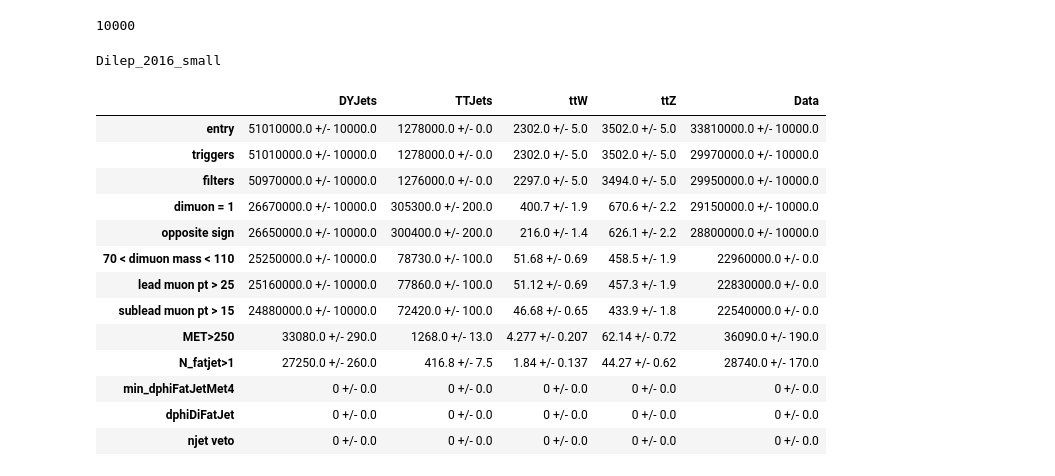
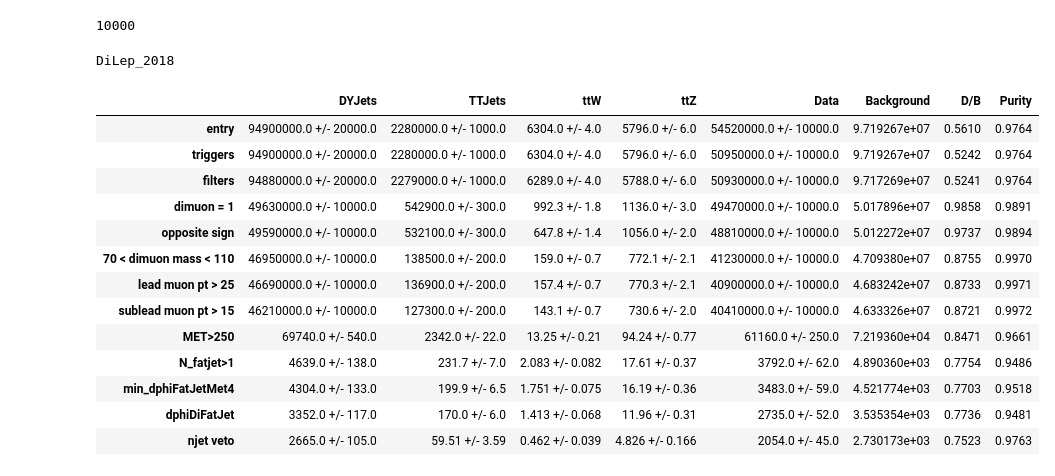
Before and after one commit to mirandabryson/tW_scattering, a Jupyter notebook: processor/diLep_CR.ipynb, the cells around one changed output. Saved outputs shown, nothing was run; the diff lists cells and outputs as text; code cells hidden in the pictures.

```diff
--- a/processor/diLep_CR.ipynb
+++ b/processor/diLep_CR.ipynb
@@ -61,11 +61,11 @@ from Tools.WH_deepAK8 import getWTagSF
 processesList = ['DYJets', 'TTJets', 'ttW', 'ttZ', 'Data']
 linesList= ['triggers', 'filters',  'dimuon = 1', 'opposite sign','70 < dimuon mass < 110',
            'lead muon pt > 25', 'sublead muon pt > 15',
-           'MET>250', 'N_fatjet>1', 'min_dphiFatJetMet4', 'dphiDiFatJet',
-           'njet veto']
+            'MET>250', 'N_fatjet>1',
+           'min_dphiFatJetMet4', 'dphiDiFatJet', 'njet veto']
 #            'htag > 0', 'minmth>200', '90 < h sd mass > 150',
-plotDir = '/home/users/mbryson/public_html/dump/WH/dilep_temp/'
-year = 2016
+plotDir = '/home/users/mbryson/public_html/dump/WH/WH_2018/2_1_21/'
+year = 2018
 # %%
 class analysisProcessor(processor.ProcessorABC):
     """Processor used for running the analysis"""
@@ -545,7 +393,7 @@ if not runLocal:
     print(c)
 # %%
 overwrite = True
-small = True
+small = False
 
 tag = 'v0.2.4'
 
@@ -564,6 +412,7 @@ elif year == 2018:
 
 fileset_dilep = {
     'DYJets': fileset_year['DY_Tune'],
+    'ZNuNu': fileset_year['ZNuNu'],
     'TTJets': fileset_year['TTJets'] ,
     'ttW': fileset_year['TTW'],
     'ttZ': fileset_year['TTZ'],
@@ -573,6 +422,7 @@ fileset_dilep = {
 
 fileset_dilep_small = {
     'DYJets': fileset_dilep['DYJets'][:2],
+    'ZNuNu': fileset_dilep['ZNuNu'][:2],
     'TTJets': fileset_dilep['TTJets'][:2],
     'ttW': fileset_dilep['ttW'][:2],
     'ttZ': fileset_dilep['ttZ'][:2],
@@ -620,31 +470,36 @@ else:
     cache['simple_output']  = output
     cache.dump()
 # %% [output]
-Dilep_2016_small
+DiLep_2018
 # %%
 # Cutflow
 from Tools.helpers import getCutFlowTable
 
+datapt = 'Data'
+puritypt = 'DYJets'
+
+
 processes = processesList
 lines     = ['entry']
 lines    += linesList
-df        = getCutFlowTable(output, processes=processes, lines=lines, significantFigures=4)
+df        = getCutFlowTable(output, processes=processes, lines=lines, significantFigures=4,
+                           signal=datapt, purity =puritypt)
 df
 # %% [output]
-|  | DYJets | TTJets | ttW | ttZ | Data |
-| entry | 51010000.0 +/- 10000.0 | 1278000.0 +/- 0.0 | 2302.0 +/- 5.0 | 3502.0 +/- 5.0 | 33810000.0 +/- 10000.0 |
-| triggers | 51010000.0 +/- 10000.0 | 1278000.0 +/- 0.0 | 2302.0 +/- 5.0 | 3502.0 +/- 5.0 | 29970000.0 +/- 10000.0 |
-| filters | 50970000.0 +/- 10000.0 | 1276000.0 +/- 0.0 | 2297.0 +/- 5.0 | 3494.0 +/- 5.0 | 29950000.0 +/- 10000.0 |
-| dimuon = 1 | 26670000.0 +/- 10000.0 | 305300.0 +/- 200.0 | 400.7 +/- 1.9 | 670.6 +/- 2.2 | 29150000.0 +/- 10000.0 |
-| opposite sign | 26650000.0 +/- 10000.0 | 300400.0 +/- 200.0 | 216.0 +/- 1.4 | 626.1 +/- 2.2 | 28800000.0 +/- 10000.0 |
-| 70 < dimuon mass < 110 | 25250000.0 +/- 10000.0 | 78730.0 +/- 100.0 | 51.68 +/- 0.69 | 458.5 +/- 1.9 | 22960000.0 +/- 0.0 |
-| lead muon pt > 25 | 25160000.0 +/- 10000.0 | 77860.0 +/- 100.0 | 51.12 +/- 0.69 | 457.3 +/- 1.9 | 22830000.0 +/- 0.0 |
-| sublead muon pt > 15 | 24880000.0 +/- 10000.0 | 72420.0 +/- 100.0 | 46.68 +/- 0.65 | 433.9 +/- 1.8 | 22540000.0 +/- 0.0 |
-| MET>250 | 33080.0 +/- 290.0 | 1268.0 +/- 13.0 | 4.277 +/- 0.207 | 62.14 +/- 0.72 | 36090.0 +/- 190.0 |
-| N_fatjet>1 | 27250.0 +/- 260.0 | 416.8 +/- 7.5 | 1.84 +/- 0.137 | 44.27 +/- 0.62 | 28740.0 +/- 170.0 |
-| min_dphiFatJetMet4 | 0 +/- 0.0 | 0 +/- 0.0 | 0 +/- 0.0 | 0 +/- 0.0 | 0 +/- 0.0 |
-| dphiDiFatJet | 0 +/- 0.0 | 0 +/- 0.0 | 0 +/- 0.0 | 0 +/- 0.0 | 0 +/- 0.0 |
-| njet veto | 0 +/- 0.0 | 0 +/- 0.0 | 0 +/- 0.0 | 0 +/- 0.0 | 0 +/- 0.0 |
+|  | DYJets | TTJets | ttW | ttZ | Data | Background | D/B | Purity |
+| entry | 94900000.0 +/- 20000.0 | 2280000.0 +/- 1000.0 | 6304.0 +/- 4.0 | 5796.0 +/- 6.0 | 54520000.0 +/- 10000.0 | 9.719267e+07 | 0.5610 | 0.9764 |
+| triggers | 94900000.0 +/- 20000.0 | 2280000.0 +/- 1000.0 | 6304.0 +/- 4.0 | 5796.0 +/- 6.0 | 50950000.0 +/- 10000.0 | 9.719267e+07 | 0.5242 | 0.9764 |
+| filters | 94880000.0 +/- 20000.0 | 2279000.0 +/- 1000.0 | 6289.0 +/- 4.0 | 5788.0 +/- 6.0 | 50930000.0 +/- 10000.0 | 9.717269e+07 | 0.5241 | 0.9764 |
+| dimuon = 1 | 49630000.0 +/- 10000.0 | 542900.0 +/- 300.0 | 992.3 +/- 1.8 | 1136.0 +/- 3.0 | 49470000.0 +/- 10000.0 | 5.017896e+07 | 0.9858 | 0.9891 |
+| opposite sign | 49590000.0 +/- 10000.0 | 532100.0 +/- 300.0 | 647.8 +/- 1.4 | 1056.0 +/- 2.0 | 48810000.0 +/- 10000.0 | 5.012272e+07 | 0.9737 | 0.9894 |
+| 70 < dimuon mass < 110 | 46950000.0 +/- 10000.0 | 138500.0 +/- 200.0 | 159.0 +/- 0.7 | 772.1 +/- 2.1 | 41230000.0 +/- 10000.0 | 4.709380e+07 | 0.8755 | 0.9970 |
+| lead muon pt > 25 | 46690000.0 +/- 10000.0 | 136900.0 +/- 200.0 | 157.4 +/- 0.7 | 770.3 +/- 2.1 | 40900000.0 +/- 10000.0 | 4.683242e+07 | 0.8733 | 0.9971 |
+| sublead muon pt > 15 | 46210000.0 +/- 10000.0 | 127300.0 +/- 200.0 | 143.1 +/- 0.7 | 730.6 +/- 2.0 | 40410000.0 +/- 10000.0 | 4.633326e+07 | 0.8721 | 0.9972 |
+| MET>250 | 69740.0 +/- 540.0 | 2342.0 +/- 22.0 | 13.25 +/- 0.21 | 94.24 +/- 0.77 | 61160.0 +/- 250.0 | 7.219360e+04 | 0.8471 | 0.9661 |
+| N_fatjet>1 | 4639.0 +/- 138.0 | 231.7 +/- 7.0 | 2.083 +/- 0.082 | 17.61 +/- 0.37 | 3792.0 +/- 62.0 | 4.890360e+03 | 0.7754 | 0.9486 |
+| min_dphiFatJetMet4 | 4304.0 +/- 133.0 | 199.9 +/- 6.5 | 1.751 +/- 0.075 | 16.19 +/- 0.36 | 3483.0 +/- 59.0 | 4.521774e+03 | 0.7703 | 0.9518 |
+| dphiDiFatJet | 3352.0 +/- 117.0 | 170.0 +/- 6.0 | 1.413 +/- 0.068 | 11.96 +/- 0.31 | 2735.0 +/- 52.0 | 3.535354e+03 | 0.7736 | 0.9481 |
+| njet veto | 2665.0 +/- 105.0 | 59.51 +/- 3.59 | 0.462 +/- 0.039 | 4.826 +/- 0.166 | 2054.0 +/- 45.0 | 2.730173e+03 | 0.7523 | 0.9763 |
 # %%
 # Efficiencies
 df = getCutFlowTable(output, processes=processes, lines=lines, significantFigures=3, absolute=False)
```
Also changed, not shown: parts of 14 cells of this notebook, 1 other file.
